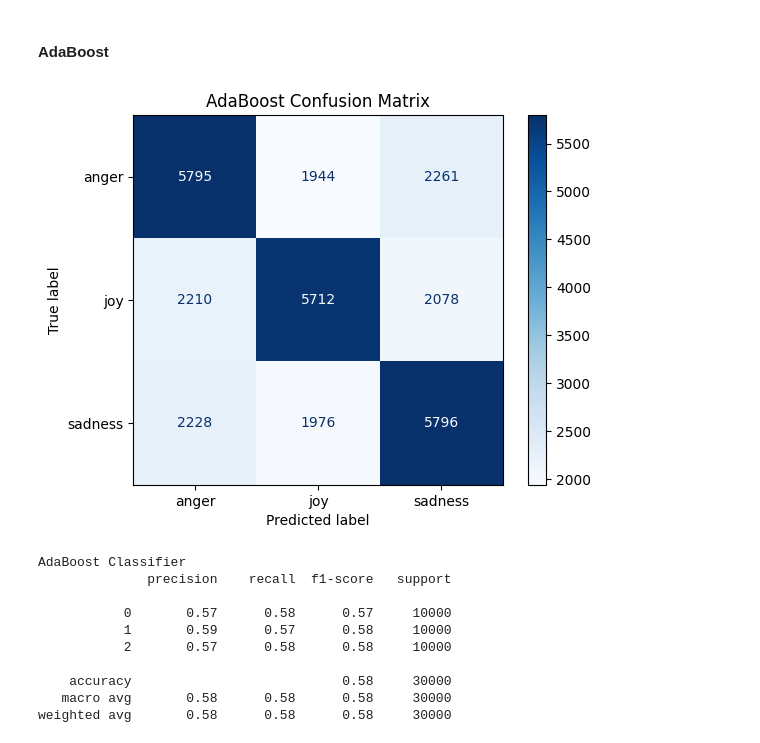
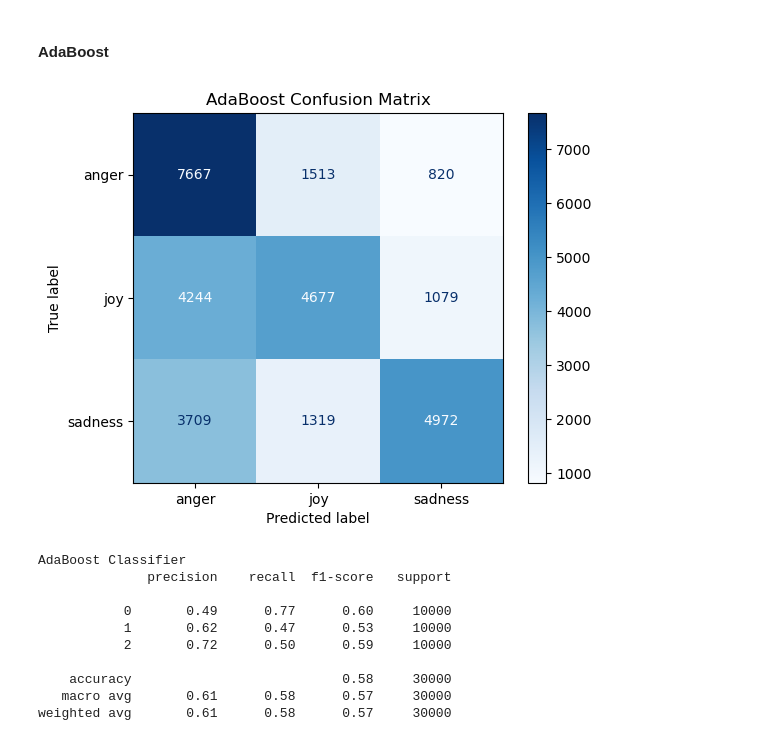
Before and after one commit to danielromerom/spotify-lyrical-analysis, a Jupyter notebook: notebooks/spotify_data_exploration.ipynb, the cells around one changed output. Cells and saved outputs as stored; diff of their text form; code cells hidden in the pictures.

```diff
--- a/notebooks/spotify_data_exploration.ipynb
+++ b/notebooks/spotify_data_exploration.ipynb
@@ -396,19 +396,32 @@ else:
     emotionModel=AutoModelForSequenceClassification.from_pretrained("SamLowe/roberta-base-go_emotions")
     emotionModel.eval()
     ##id we can switch to cuda because it goes faster
-    device=torch.device("cuda" if torch.cuda.is_available() else "cpu")
+    print(f"GPUs: {torch.cuda.device_count()}")
+    for i in range(torch.cuda.device_count()):
+        print(f"  cuda:{i}: {torch.cuda.get_device_name(i)}")
+
+    device=torch.device("cuda:0" if torch.cuda.is_available() else "cpu")
+    print(f"Using device: {device}")
     emotionModel.to(device)
     def goEmotion(texts, batch=32):
+        torch.backends.cudnn.benchmark = True
         result=[]
+        total_batches = (len(texts) + batch - 1) // batch
         for i in range(0,len(texts),batch):
+            batch_idx = i // batch
             batchResult=texts[i:i+batch]
-            inputs=tokenizer(batchResult,return_tensors="pt", padding=True, truncation=True,max_length=128).to(device)
+            inputs=tokenizer(batchResult,return_tensors="pt", padding=True, truncation=True,max_length=96).to(device)
+            inputs = {k: v.to(device) for k, v in inputs.items()}
             ##were having an issue with time constraints and it not loading quickly so using this it doesnt track gradient memory-->making faster
             with torch.no_grad():
                 outputs=emotionModel(**inputs)
             logits=outputs.logits
             probs=torch.sigmoid(logits).cpu().numpy()
             result.append(probs)
+
+            if batch_idx % max(1, total_batches//100) == 0 or batch_idx == total_batches - 1:
+                print(f"Progress: {batch_idx}/{total_batches} ({batch_idx/total_batches*100:.1f}%)")
+                print(f"  RTX VRAM: {torch.cuda.memory_allocated(0)/1e9:.1f}GB")
         return np.vstack(result)
     #gets the emotions
     emotionProbability=goEmotion(df_sampled["text"].astype(str).tolist())
@@ -773,16 +692,22 @@ print(classification_report(y_test, y_pred_best_random))
 # %% [markdown]
 <h3>Random Forest Classifier</h3>
 # %%
-# Random Forest Classifier
 from sklearn.ensemble import RandomForestClassifier
+from sklearn.metrics import confusion_matrix, ConfusionMatrixDisplay, classification_report
+import matplotlib.pyplot as plt
 
-rf = RandomForestClassifier(random_state=67, n_estimators=100)
-rf.fit(X_train, y_train)
-y_pred_rf = rf.predict(X_test)
-cm_rf = confusion_matrix(y_test, y_pred_rf)
-disp = ConfusionMatrixDisplay(confusion_matrix=cm_rf, display_labels=label_enc.classes_)
+rf_base = RandomForestClassifier(
+    random_state=67,
+    n_estimators=100
+)
+rf_base.fit(X_train_final, y_train)
+y_pred_rf_base = rf_base.predict(X_test)
+
+cm_rf_base = confusion_matrix(y_test, y_pred_rf_base)
+disp = ConfusionMatrixDisplay(confusion_matrix=cm_rf_base, display_labels=label_enc.classes_)
 disp.plot(cmap=plt.cm.Blues)
 plt.title("Random Forest Confusion Matrix (Base)")
 plt.show()
-print("Random Forest Classifier")
-print(classification_report(y_test, y_pred_rf))
+
+print("Random Forest Classifier - Base")
+print(classification_report(y_test, y_pred_rf_base))
@@ -942,7 +803,7 @@ rf_clf_best_random = RandomForestClassifier(
     warm_start=True,
     oob_score=False
 )
-rf_clf_best_random.fit(X_train, y_train)
+rf_clf_best_random.fit(X_train_final, y_train)
 y_pred_best_random = rf_clf_best_random.predict(X_test)
 cm_best = confusion_matrix(y_test, y_pred_best_random)
 disp = ConfusionMatrixDisplay(confusion_matrix=cm_best, display_labels=label_enc.classes_)
@@ -964,45 +825,45 @@ from sklearn.ensemble import AdaBoostClassifier
 tuned_dt_clf = DecisionTreeClassifier(
         random_state=67
         ,min_samples_split=2
         ,min_samples_leaf=1
         ,max_depth=10
         ,ccp_alpha=0.0
         ,splitter='best'
         ,max_features=None
         ,criterion='gini'
         ,min_weight_fraction_leaf=0.01
         ,min_impurity_decrease=0.0
         ,max_leaf_nodes=None
         ,class_weight='balanced'
     )
 
 adb = AdaBoostClassifier(
     estimator=tuned_dt_clf,
     n_estimators=10,
     random_state=67
 )
 
-adb.fit(X_train, y_train)
+adb.fit(X_train_final, y_train)
 y_pred_adb = adb.predict(X_test)
 cm_adb = confusion_matrix(y_test, y_pred_adb)
 disp = ConfusionMatrixDisplay(confusion_matrix=cm_adb, display_labels=label_enc.classes_)
 disp.plot(cmap=plt.cm.Blues)
 plt.title("AdaBoost Confusion Matrix")
 plt.show()
 print("AdaBoost Classifier")
 print(classification_report(y_test, y_pred_adb))
 # %% [output]
-[figure, old version]
+[figure, new version]
 AdaBoost Classifier
               precision    recall  f1-score   support
 
-           0       0.57      0.58      0.57     10000
-           1       0.59      0.57      0.58     10000
-           2       0.57      0.58      0.58     10000
+           0       0.49      0.77      0.60     10000
+           1       0.62      0.47      0.53     10000
+           2       0.72      0.50      0.59     10000
 
     accuracy                           0.58     30000
-   macro avg       0.58      0.58      0.58     30000
-weighted avg       0.58      0.58      0.58     30000
+   macro avg       0.61      0.58      0.57     30000
+weighted avg       0.61      0.58      0.57     30000
 # %%
 # AdaBoost Hyperparameter Tuning
 param_dist_stage_1 = {
```
Also changed, not shown: parts of 11 cells of this notebook, 1 other file.
